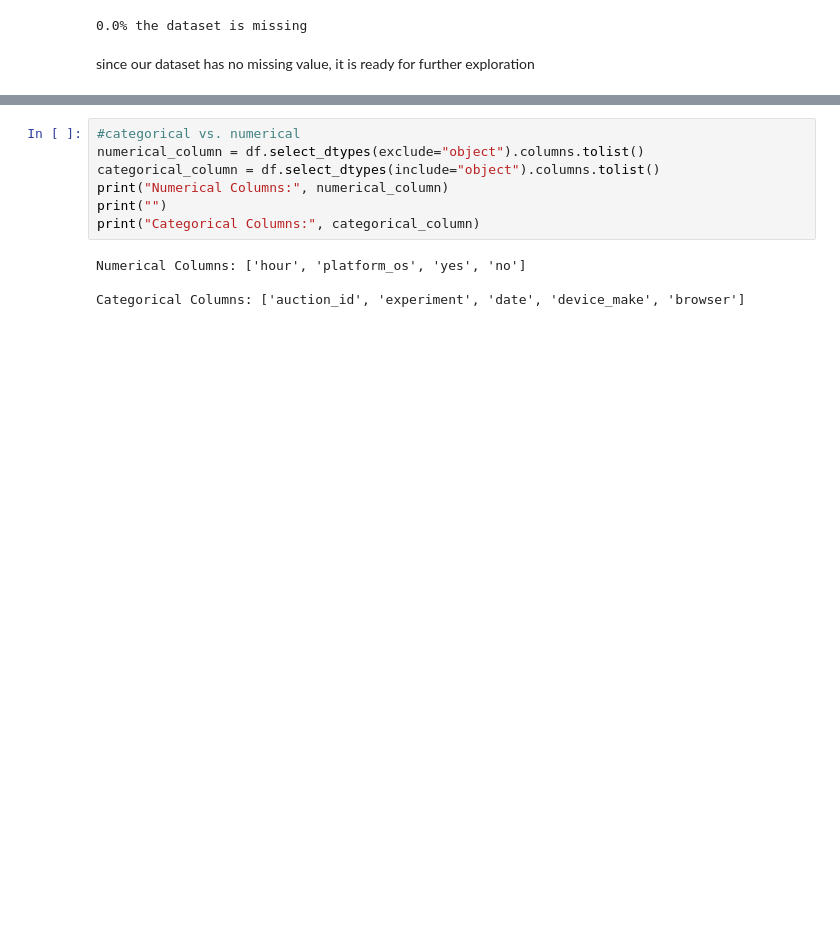
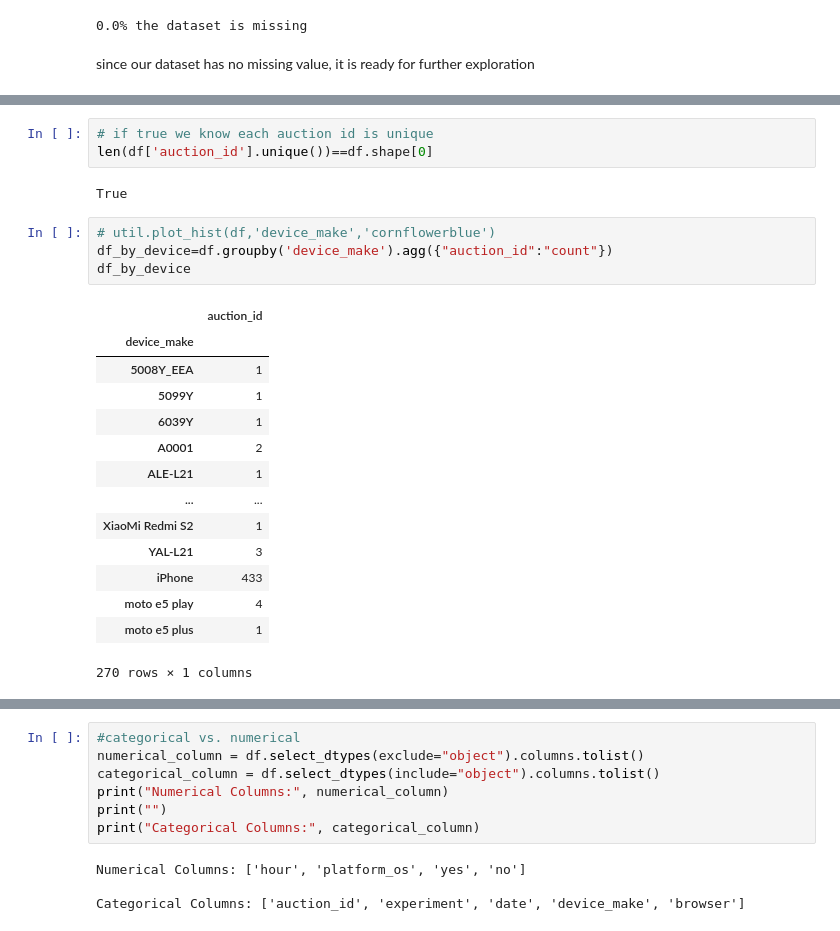
Before and after one commit to TenAcademy/A_B-Hypothesis-Testing, a Jupyter notebook: notebooks/data_exploration.ipynb, the cells around one changed output, grey strips where cells are left out. Cells and saved outputs as stored; diff of their text form; blank space fills up the shorter version.

```diff
--- a/notebooks/data_exploration.ipynb
+++ b/notebooks/data_exploration.ipynb
@@ -60,0 +79,24 @@ since our dataset has no missing value, it is ready for further exploration
+# %%
+# if true we know each auction id is unique
+len(df['auction_id'].unique())==df.shape[0]
+# %% [output]
+True
+# %%
+# util.plot_hist(df,'device_make','cornflowerblue')
+df_by_device=df.groupby('device_make').agg({"auction_id":"count"})
+df_by_device
+# %% [output]
+|  | auction_id |
+| device_make |  |
+| 5008Y_EEA | 1 |
+| 5099Y | 1 |
+| 6039Y | 1 |
+| A0001 | 2 |
+| ALE-L21 | 1 |
+| ... | ... |
+| XiaoMi Redmi S2 | 1 |
+| YAL-L21 | 3 |
+| iPhone | 433 |
+| moto e5 play | 4 |
+| moto e5 plus | 1 |
+270 rows × 1 columns
```
Also changed, not shown: parts of 5 cells of this notebook.
